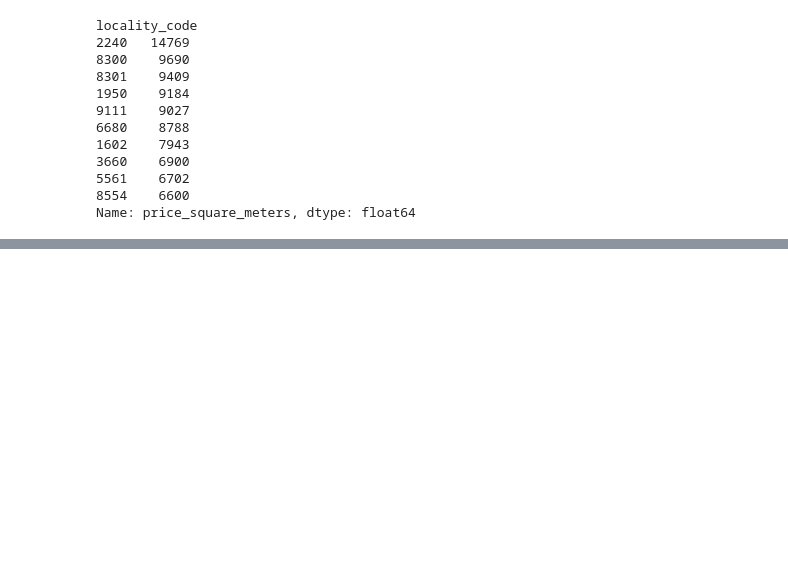
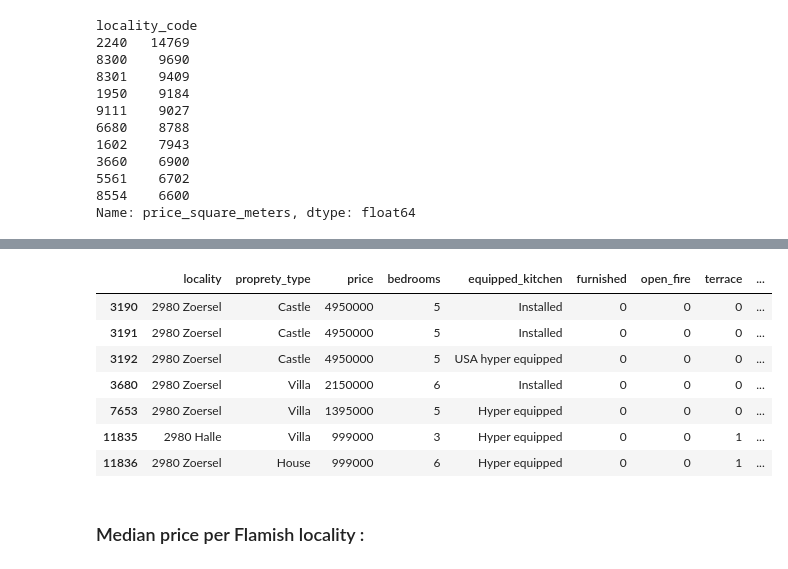
Before and after one commit to adityachugh02/challenge-data-analysis, a Jupyter notebook: most_exp_belgium_flanders.ipynb, the cells around one changed output, grey strips where cells are left out. Saved outputs shown, nothing was run; the diff lists cells and outputs as text; code cells hidden in the pictures; blank space fills up the shorter version.

```diff
--- a/most_expensive_municipalities_belgium.ipynb
+++ b/most_exp_belgium_flanders.ipynb
@@ -245,0 +308,13 @@ df[df['locality_code'] == "8300"]
+# %%
+df_flanders[df_flanders['locality_code'] == 2980]
+# %% [output]
+|  | locality | proprety_type | price | bedrooms | equipped_kitchen | furnished | open_fire | terrace | ... |
+| 3190 | 2980 Zoersel | Castle | 4950000 | 5 | Installed | 0 | 0 | 0 | ... |
+| 3191 | 2980 Zoersel | Castle | 4950000 | 5 | Installed | 0 | 0 | 0 | ... |
+| 3192 | 2980 Zoersel | Castle | 4950000 | 5 | USA hyper equipped | 0 | 0 | 0 | ... |
+| 3680 | 2980 Zoersel | Villa | 2150000 | 6 | Installed | 0 | 0 | 0 | ... |
+| 7653 | 2980 Zoersel | Villa | 1395000 | 5 | Hyper equipped | 0 | 0 | 0 | ... |
+| 11835 | 2980 Halle | Villa | 999000 | 3 | Hyper equipped | 0 | 0 | 1 | ... |
+| 11836 | 2980 Zoersel | House | 999000 | 6 | Hyper equipped | 0 | 0 | 1 | ... |
+# %% [markdown]
+### Median price per Flamish locality :
```
Also changed, not shown: parts of 30 cells of this notebook.
